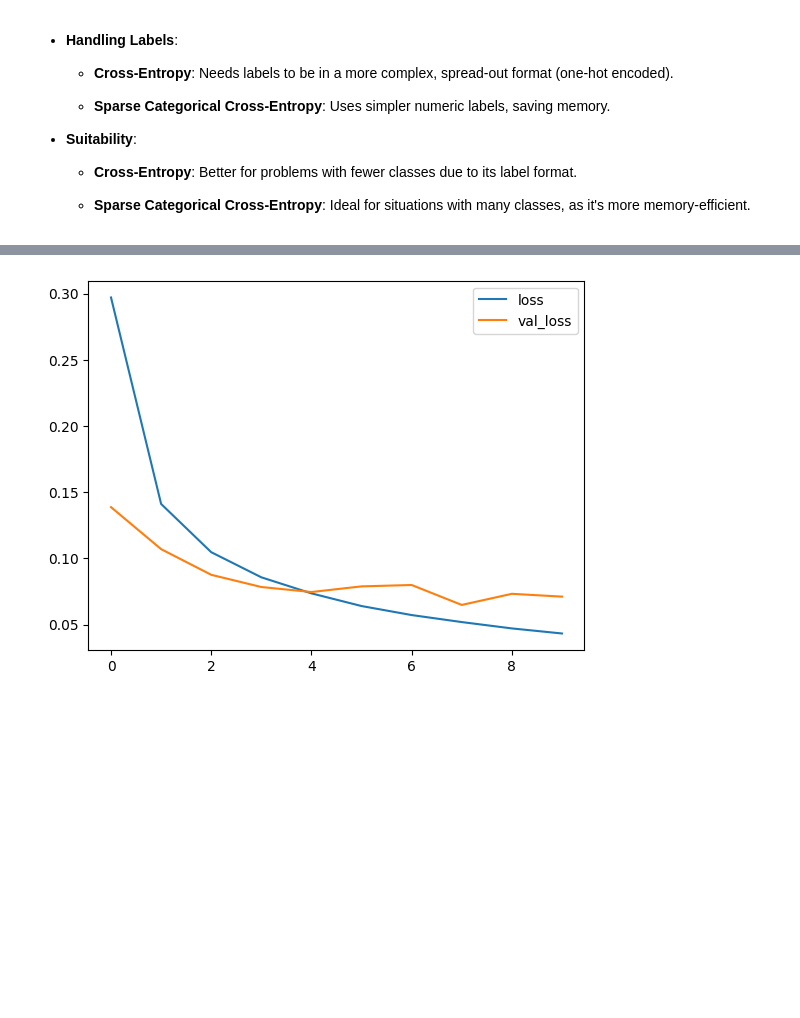
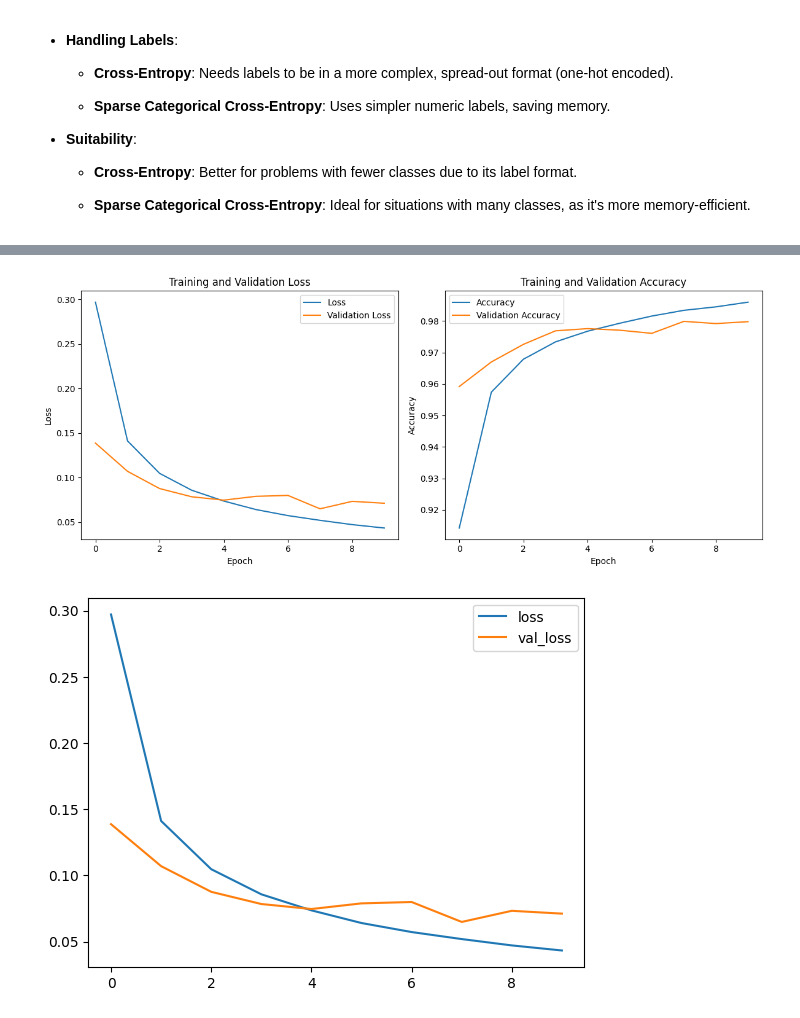
Before and after one commit to boemer00/deep_learning, a Jupyter notebook: computer_vision/04_Feedforward_Artificial_Neural_Networks.ipynb, the cells around one changed output, grey strips where cells are left out. Saved outputs shown, nothing was run; the diff lists cells and outputs as text; code cells hidden in the pictures; blank space fills up the shorter version.

Commit message:
update includes loss/acc plots

```diff
--- a/computer_vision/04_Feedforward_Artificial_Neural_Networks.ipynb
+++ b/computer_vision/04_Feedforward_Artificial_Neural_Networks.ipynb
@@ -235,6 +235,44 @@ Epoch 9/10
 1875/1875 [==============================] - 4s 2ms/step - loss: 0.0471 - accuracy: 0.9845 - val_loss: 0.0732 - val_accuracy: 0.9792
 Epoch 10/10
 1875/1875 [==============================] - 4s 2ms/step - loss: 0.0433 - accuracy: 0.9860 - val_loss: 0.0711 - val_accuracy: 0.9798
+# %%
+import matplotlib.pyplot as plt
+
+def plot_history(history):
+    """
+    Plots the training and validation loss and accuracy from the training history.
+
+    Parameters:
+    history (dict): Training history object which contains 'loss', 'val_loss',
+                    'accuracy', and 'val_accuracy' as keys.
+    """
+    plt.figure(figsize=(12, 5))  # Adjust the figure size as needed
+
+    # Plot for loss
+    plt.subplot(1, 2, 1)  # 1 row, 2 columns, first subplot
+    plt.plot(history['loss'], label='Loss')
+    plt.plot(history['val_loss'], label='Validation Loss')
+    plt.title('Training and Validation Loss')  # Title for the subplot
+    plt.xlabel('Epoch')  # X-axis label
+    plt.ylabel('Loss')   # Y-axis label
+    plt.legend()
+
+    # Plot for accuracy
+    plt.subplot(1, 2, 2)  # 1 row, 2 columns, second subplot
+    plt.plot(history['accuracy'], label='Accuracy')
+    plt.plot(history['val_accuracy'], label='Validation Accuracy')
+    plt.title('Training and Validation Accuracy')  # Title for the subplot
+    plt.xlabel('Epoch')  # X-axis label
+    plt.ylabel('Accuracy')  # Y-axis label
+    plt.legend()
+
+    plt.tight_layout()  # Adjust the subplots
+    plt.show()
+
+# Example usage:
+plot_history(r.history)
+# %% [output]
+[figure, added]
 # %%
 # plot loss per iteration
 plt.plot(r.history['loss'], label='loss')
```
